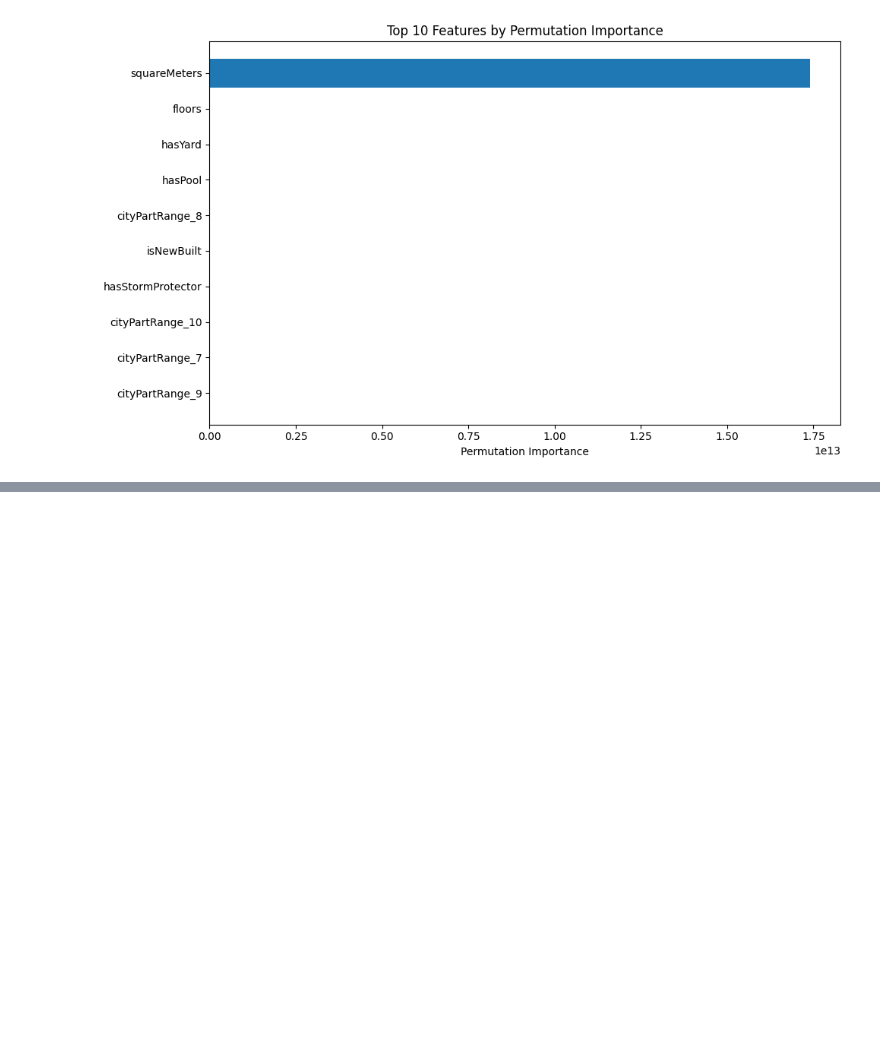
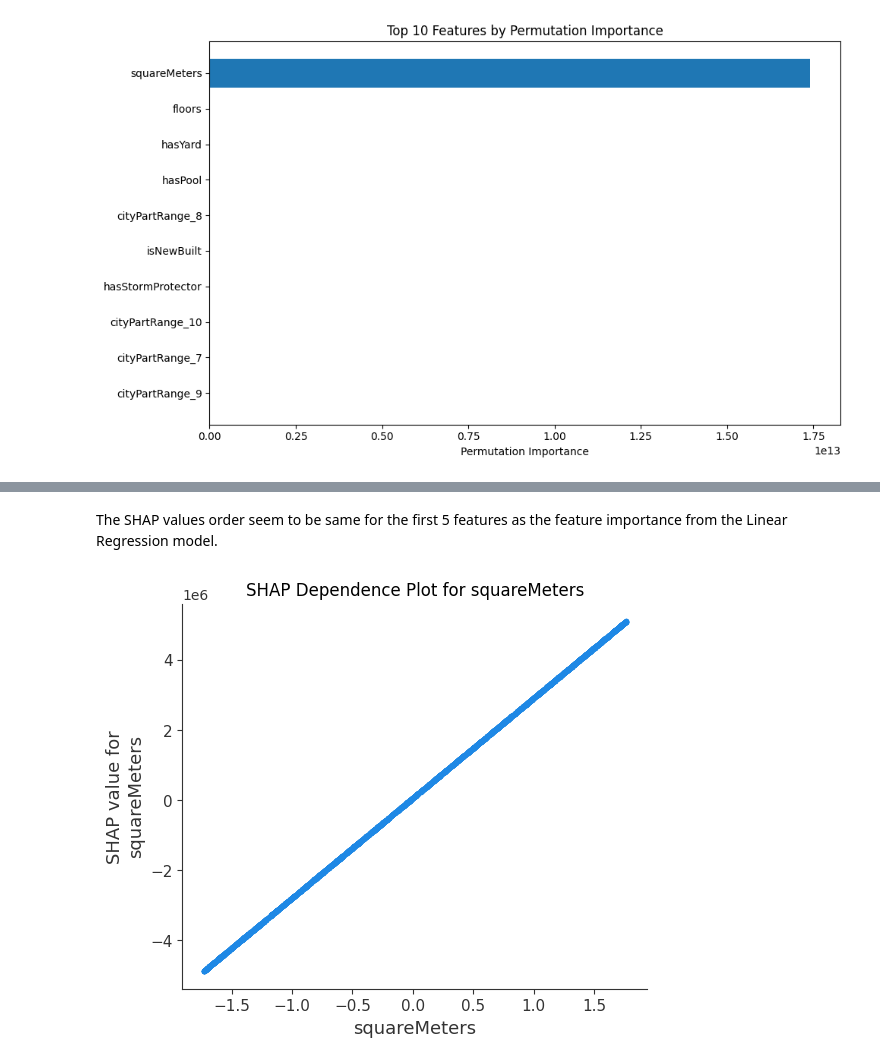
Before and after one commit to krishna1306/sig720_task5d, a Jupyter notebook: task5d_krishna.ipynb, the cells around one changed output, grey strips where cells are left out. Saved outputs shown, nothing was run; the diff lists cells and outputs as text; code cells hidden in the pictures; blank space fills up the shorter version.

```diff
--- a/task5d_krishna.ipynb
+++ b/task5d_krishna.ipynb
@@ -767,0 +919,10 @@ Top 10 Features by Permutation Importance:
+# %% [markdown]
+The SHAP values order seem to be same for the first 5 features as the feature importance from the Linear Regression model.
+# %%
+# SHAP dependence plot for squareMeters
+shap.dependence_plot('squareMeters', shap_values.values, X_test_shap,
+                     interaction_index=None, show=False)
+plt.title('SHAP Dependence Plot for squareMeters')
+plt.show()
+# %% [output]
+[figure, added]
```
Also changed, not shown: parts of 27 cells of this notebook.
